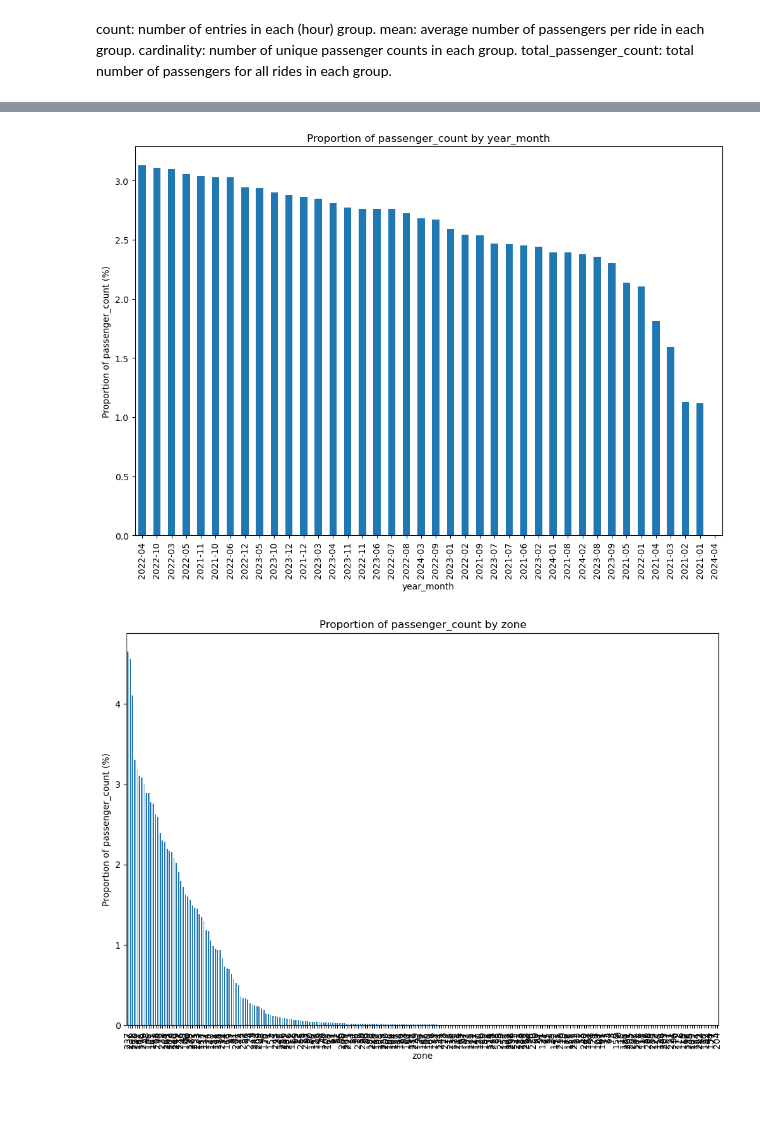
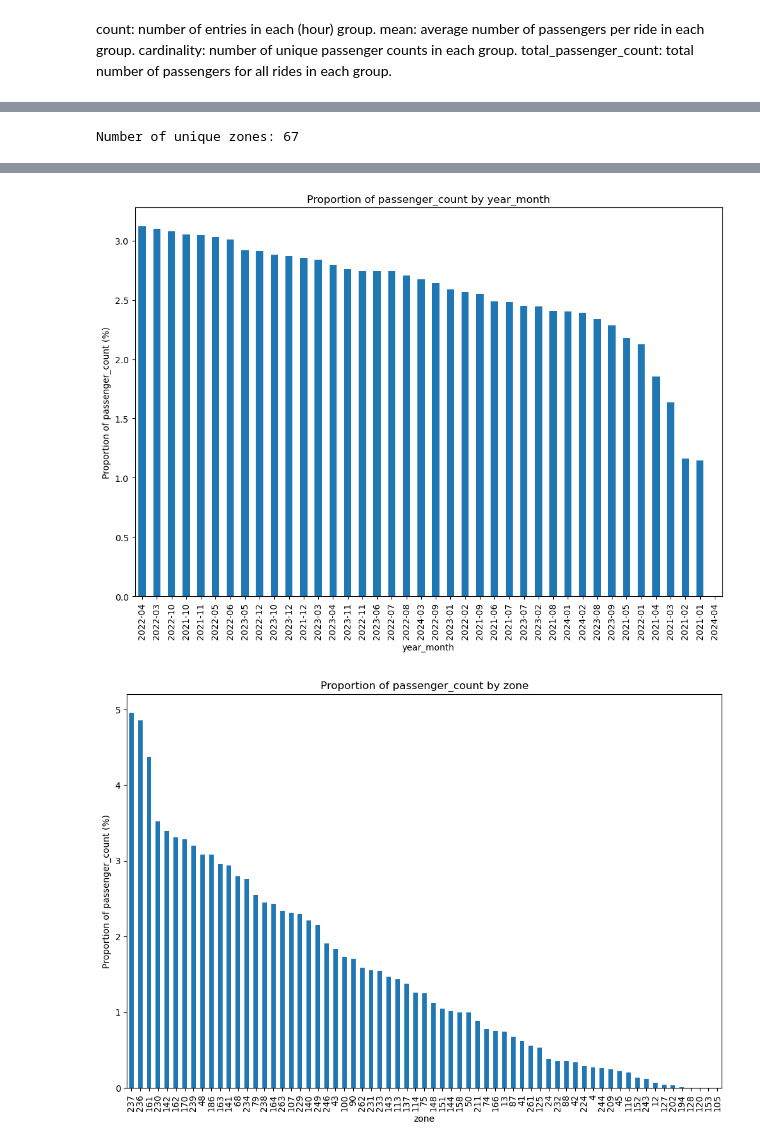
Before and after one commit to DR7439/New-York-App, a Jupyter notebook: data-analytics/analysis/taxi_analysis.ipynb, the cells around one changed output, grey strips where cells are left out. Saved outputs shown, nothing was run; the diff lists cells and outputs as text; code cells hidden in the pictures; blank space fills up the shorter version.

Commit message:
Corrected non-Manhattan Zones in final DF

```diff
--- a/data-analytics/analysis/taxi_analysis.ipynb
+++ b/data-analytics/analysis/taxi_analysis.ipynb
@@ -167,15 +168,16 @@ hour
+# %%
+#number of unique values in "zone"
+num_unique_zones = df["zone"].nunique()
+print("Number of unique zones:", num_unique_zones)
+# %% [output]
+Number of unique zones: 67
 # %%
-# Function to plot the proportion of passenger_count by a given feature
 def plot_proportion_of_passenger_count(df, feature):
     # Calculate the total passenger_count for each value in the feature
     passenger_counts = df.groupby(feature)["passenger_count"].sum()
 
-    # Filter features where the total passenger_count is greater than 200 (for better graphing)
-    valid_features = passenger_counts[passenger_counts > 200].index.tolist()
-    filtered_df = df[df[feature].isin(valid_features)]
-
     # Calculate the proportion of passenger_count for each value in the feature
-    proportion_passenger_counts = (filtered_df.groupby(feature)["passenger_count"].sum() / filtered_df["passenger_count"].sum()) * 100
+    proportion_passenger_counts = (passenger_counts / df["passenger_count"].sum()) * 100
 
     # Sort based on the highest proportion
     sorted_proportions = proportion_passenger_counts.sort_values(ascending=False)
@@ -202,5 +204,5 @@ for column in groupby_columns:
-[figure, old version]
+[figure, new version]
-[figure, old version]
+[figure, new version]
 # %%
 def plot_passenger_count(df, feature):
     # Calculate the total passenger_count for each value in the feature
```
Also changed, not shown: parts of 7 cells of this notebook, 1 other file.
